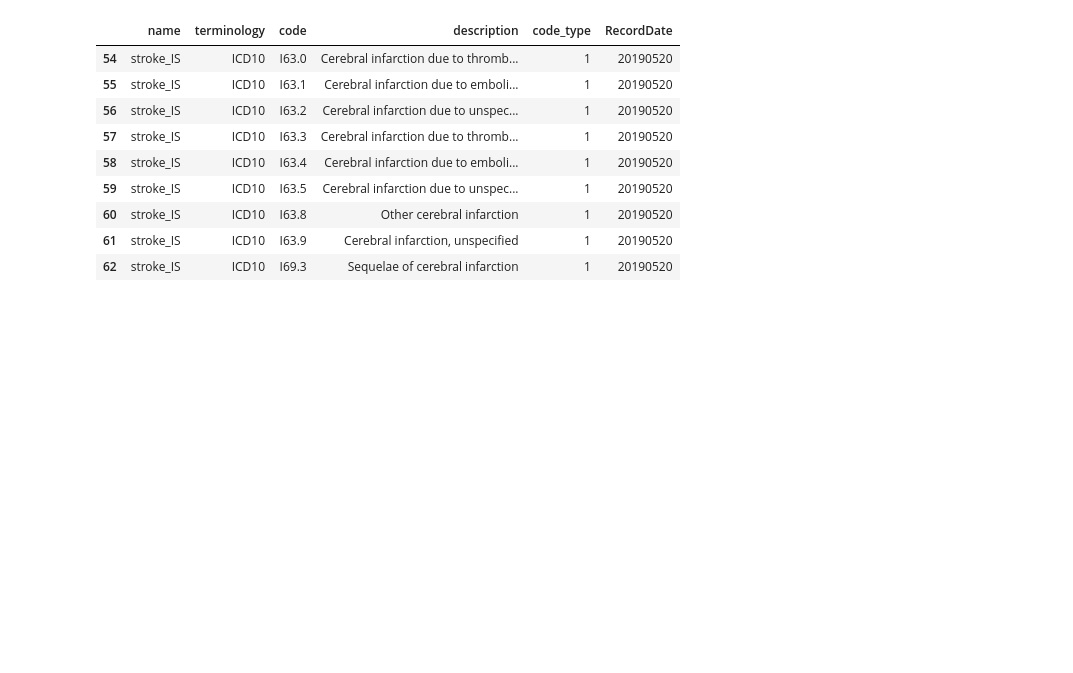
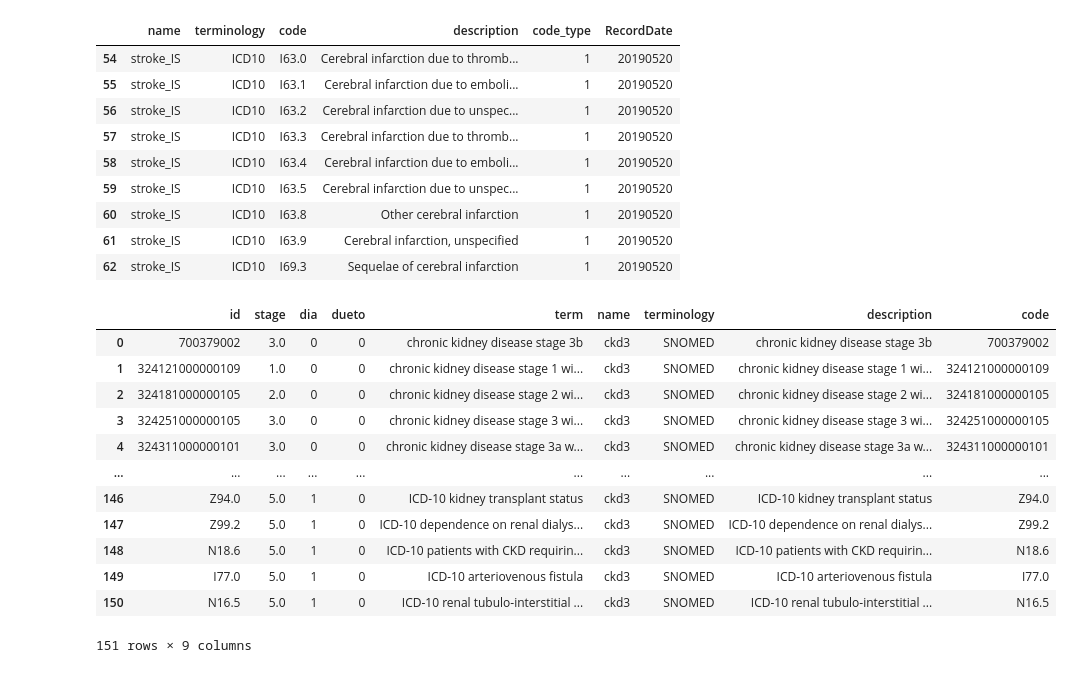
Before and after one commit to mehrdadmzn/PhenotypeExtractor, a Jupyter notebook: src/NHSD_BHF_DSC/DockerPySpark/hdruk_lib_explore.ipynb, the cells around one changed output. Saved outputs shown, nothing was run; the diff lists cells and outputs as text; code cells hidden in the pictures; blank space fills up the shorter version.

```diff
--- a/src/NHSD_BHF_DSC/DockerPySpark/hdruk_lib_explore.ipynb
+++ b/src/NHSD_BHF_DSC/DockerPySpark/hdruk_lib_explore.ipynb
@@ -98,3 +98,27 @@ out_pd
 | 60 | stroke_IS | ICD10 | I63.8 | Other cerebral infarction | 1 | 20190520 |
 | 61 | stroke_IS | ICD10 | I63.9 | Cerebral infarction, unspecified | 1 | 20190520 |
 | 62 | stroke_IS | ICD10 | I69.3 | Sequelae of cerebral infarction | 1 | 20190520 |
+# %%
+# AD ckd
+input_file = "/Users/mehrdadmizani/PycharmProjects/PE/codelists/v_01/ckd_snoemed_v102_ICD10.csv"
+ckd_pd = pd.read_csv(input_file)
+# %%
+ckd_pd['name'] = "ckd3"
+ckd_pd['terminology'] = "SNOMED"
+ckd_pd['description'] = ckd_pd['term']
+ckd_pd['code'] = ckd_pd['id']
+ckd_pd
+# %% [output]
+|  | id | stage | dia | dueto | term | name | terminology | description | code |
+| 0 | 700379002 | 3.0 | 0 | 0 | chronic kidney disease stage 3b | ckd3 | SNOMED | chronic kidney disease stage 3b | 700379002 |
+| 1 | 324121000000109 | 1.0 | 0 | 0 | chronic kidney disease stage 1 wi... | ckd3 | SNOMED | chronic kidney disease stage 1 wi... | 324121000000109 |
+| 2 | 324181000000105 | 2.0 | 0 | 0 | chronic kidney disease stage 2 wi... | ckd3 | SNOMED | chronic kidney disease stage 2 wi... | 324181000000105 |
+| 3 | 324251000000105 | 3.0 | 0 | 0 | chronic kidney disease stage 3 wi... | ckd3 | SNOMED | chronic kidney disease stage 3 wi... | 324251000000105 |
+| 4 | 324311000000101 | 3.0 | 0 | 0 | chronic kidney disease stage 3a w... | ckd3 | SNOMED | chronic kidney disease stage 3a w... | 324311000000101 |
+| ... | ... | ... | ... | ... | ... | ... | ... | ... | ... |
+| 146 | Z94.0 | 5.0 | 1 | 0 | ICD-10 kidney transplant status | ckd3 | SNOMED | ICD-10 kidney transplant status | Z94.0 |
+| 147 | Z99.2 | 5.0 | 1 | 0 | ICD-10 dependence on renal dialys... | ckd3 | SNOMED | ICD-10 dependence on renal dialys... | Z99.2 |
+| 148 | N18.6 | 5.0 | 1 | 0 | ICD-10 patients with CKD requirin... | ckd3 | SNOMED | ICD-10 patients with CKD requirin... | N18.6 |
+| 149 | I77.0 | 5.0 | 1 | 0 | ICD-10 arteriovenous fistula | ckd3 | SNOMED | ICD-10 arteriovenous fistula | I77.0 |
+| 150 | N16.5 | 5.0 | 1 | 0 | ICD-10 renal tubulo-interstitial ... | ckd3 | SNOMED | ICD-10 renal tubulo-interstitial ... | N16.5 |
+151 rows × 9 columns
```
Also changed, not shown: parts of 4 cells of this notebook, 9 other files.
